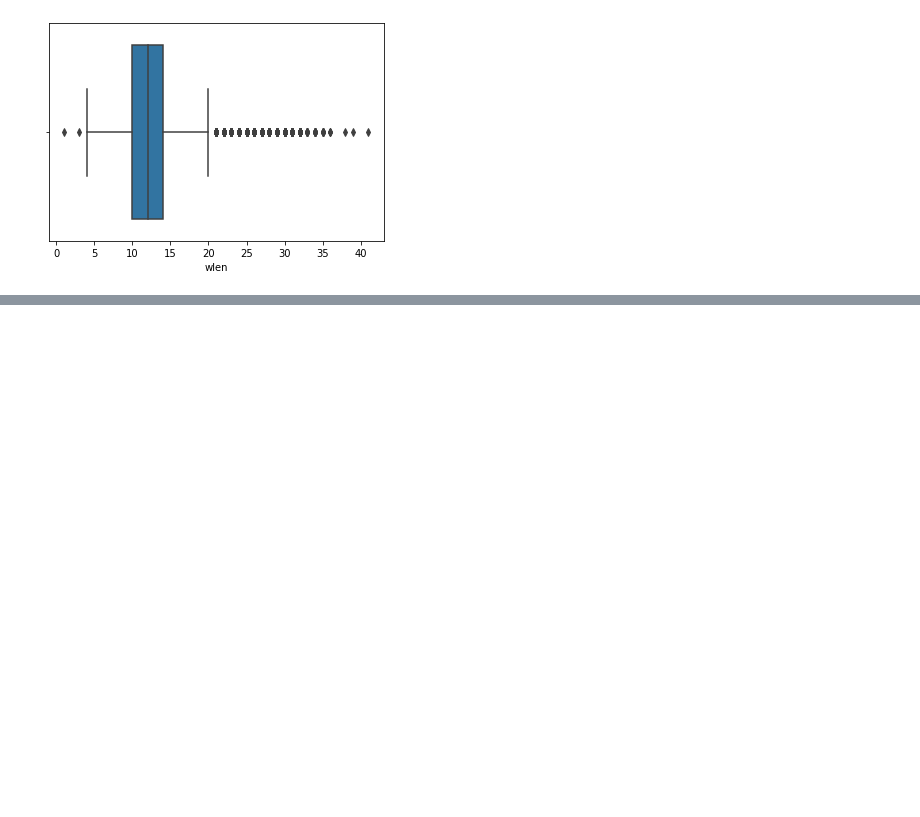
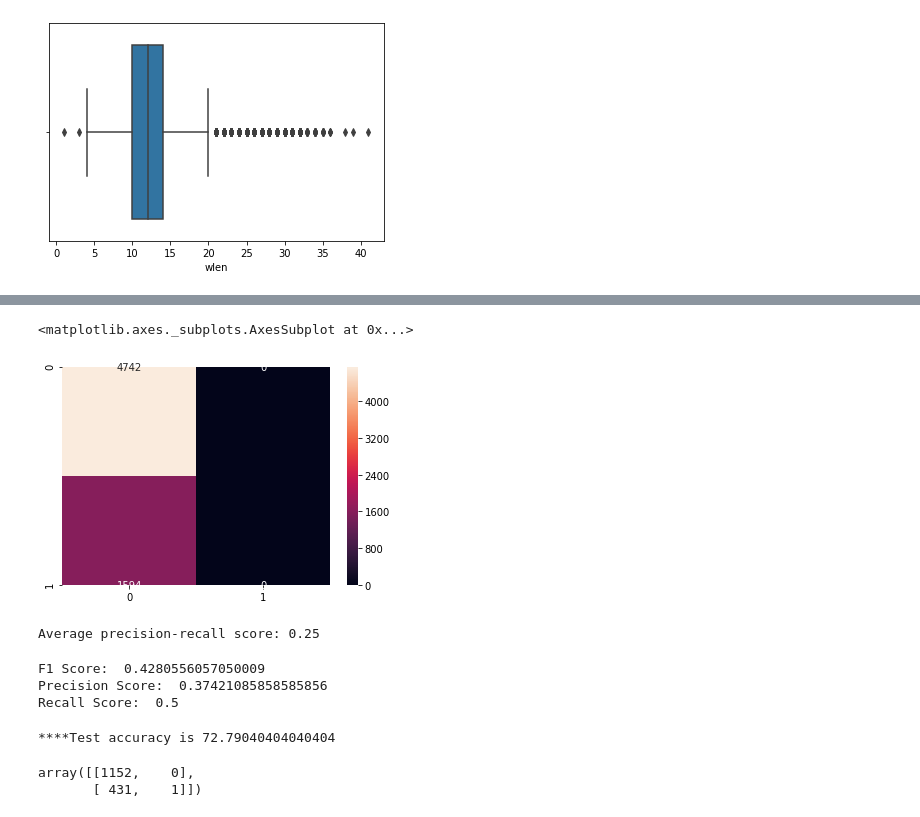
Before and after one commit to snaray12/nlp, a Jupyter notebook: lingupedia/data analysis.ipynb, the cells around one changed output, grey strips where cells are left out. Saved outputs shown, nothing was run; the diff lists cells and outputs as text; code cells hidden in the pictures; blank space fills up the shorter version.

```diff
--- a/lingupedia/data analysis.ipynb
+++ b/lingupedia/data analysis.ipynb
@@ -245,0 +378,2 @@ sns.boxplot(traindata['wlen'])
+# %%
+y_pred_train = clf.predict(tf_idf_train)
@@ -245,0 +391,21 @@ sns.boxplot(traindata['wlen'])
+# %%
+sns.heatmap(cm_train,annot=True,fmt='d')
+# %% [output]
+<matplotlib.axes._subplots.AxesSubplot at 0x...>
+[figure, added]
+# %%
+
+average_precision = average_precision_score(y_train, y_pred_train)
+
+print('Average precision-recall score: {0:0.2f}'.format(
+      average_precision))
+# %% [output]
+Average precision-recall score: 0.25
+# %%
+print("F1 Score: ", f1_score(y_train, y_pred_train, average="macro"))
+print("Precision Score: ", precision_score(y_train, y_pred_train, average="macro"))
+print("Recall Score: ", recall_score(y_train, y_pred_train, average="macro"))
+# %% [output]
+F1 Score:  0.4280556057050009
+Precision Score:  0.37421085858585856
+Recall Score:  0.5
@@ -245,0 +414,11 @@ sns.boxplot(traindata['wlen'])
+# %%
+acc_test = accuracy_score(y_test, y_pred_test, normalize=True) * float(100)
+print('\n****Test accuracy is',(acc_test))
+# %% [output]
+****Test accuracy is 72.79040404040404
+# %%
+cm_test = confusion_matrix(y_test,y_pred_test)
+cm_test
+# %% [output]
+array([[1152,    0],
+       [ 431,    1]])
```
Also changed, not shown: parts of 33 cells of this notebook, 1 other file.
